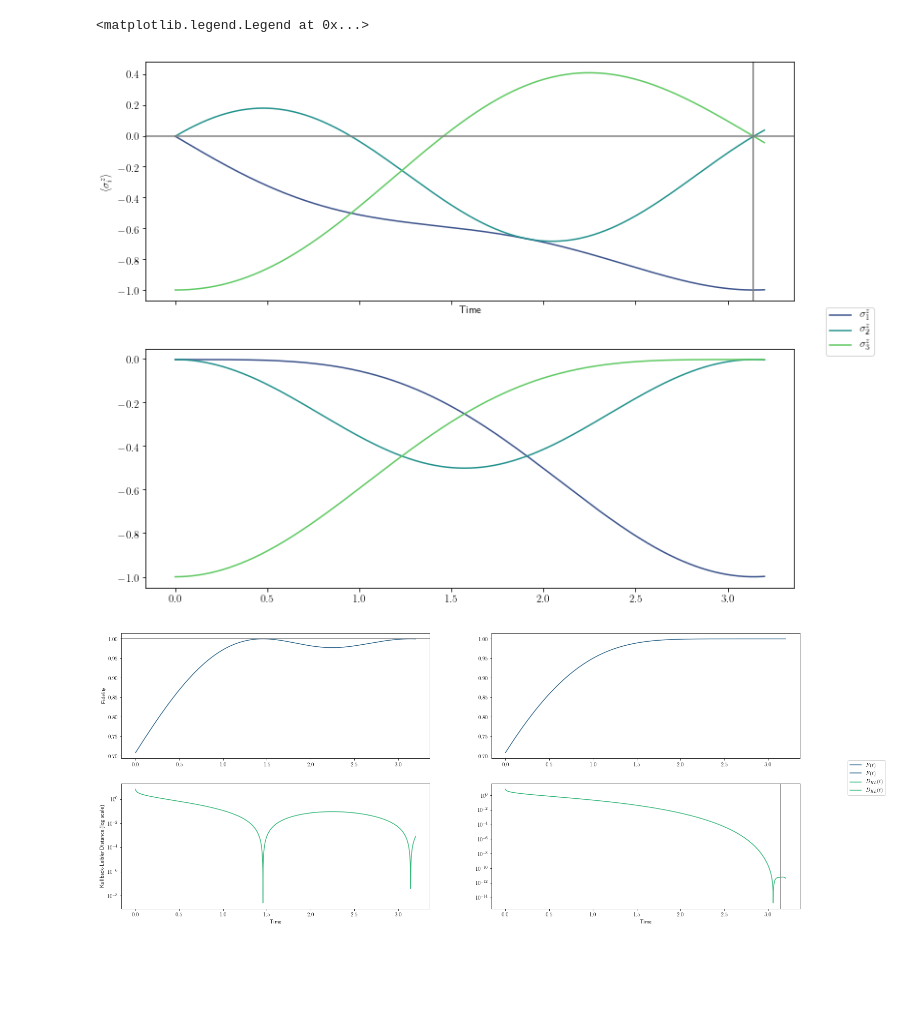
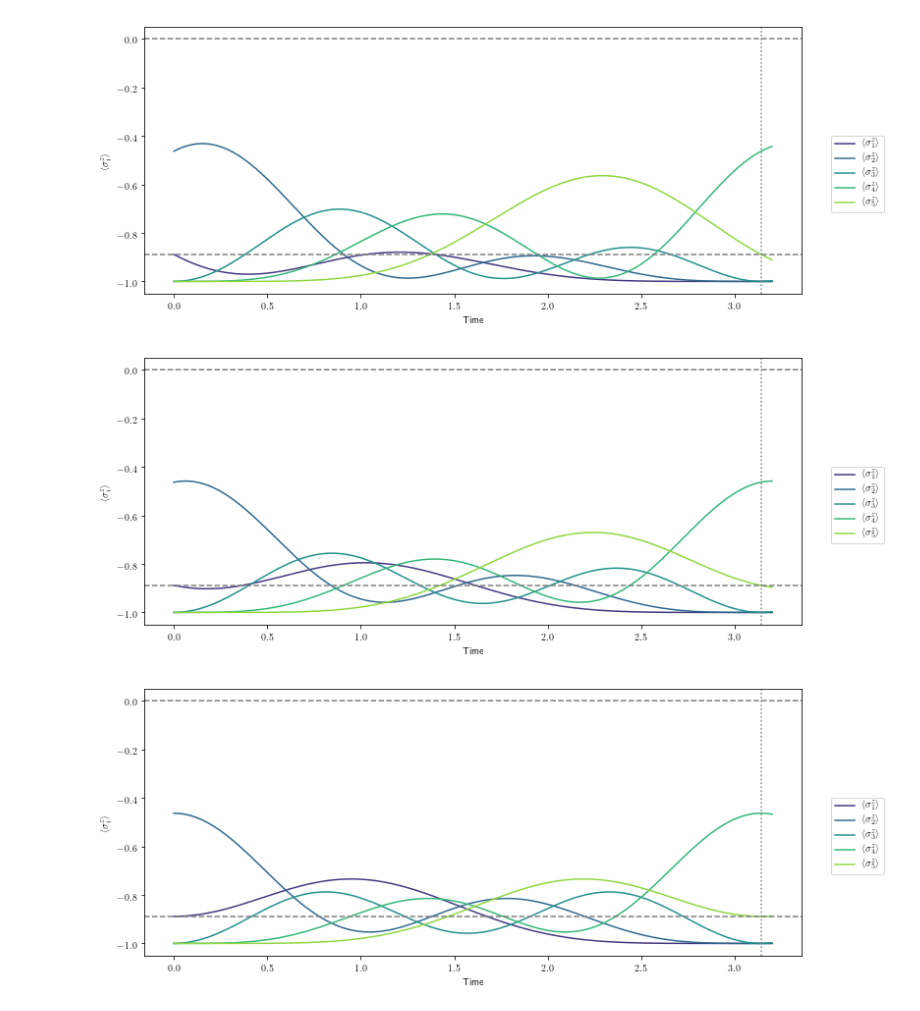
Before and after one commit to eddie0809/BachelorRepository, a Jupyter notebook: main_notebook.ipynb, the cells around one changed output. Cells and saved outputs as stored; diff of their text form; code cells hidden in the pictures; blank space fills up the shorter version.

```diff
--- a/main_notebook.ipynb
+++ b/main_notebook.ipynb
@@ -124,9 +91,12 @@ def integrate(N, psi0, tlist, solver, interaction):
 ## define constants
 #
 cm = 1/2.54
-N=2
-betaOne = 1/300
-betaTwo = 1/300
+N=4
+betas = np.insert(np.logspace(-.3,ln(2)/ln(10), 4, endpoint=False), 0, 1/300)
+betaOne = betas[-1]
+betaTwo = betas[1]
+beta = 1
+hbar = ln(2)**2
 
 #alpha = 1.j * .25 * 1/(np.cosh(beta))**2
 #astar = -alpha
@@ -184,24 +152,31 @@ Qobj data =
 # %%
 ## veryfirstplotsxdd
 #
-sz = integrate(N, rhoSystem, t, "me", "perf")
-sz0 = integrate(N, rhoSystem_zero, t, "me", "perf")
+i = -1
+#hmm = [2007, 2008]
+pos=1
+cm=1
+for corr_system in corr_systems:
+    pos=pos+11
 
-fig, (ax, ay) = plt.subplots(2, 1,sharex=True, figsize=(12,10))
+    sz = integrate(N, corr_system, t, "me", "perf")
+
+    fig, ax = plt.subplots(figsize=(12*cm,5*cm))
+
+    for n in range(N+1):
+        ax.plot(t, sz[n], label=r"$\expval{\sigma^z_{%d}}$"%(n+1), lw=1.5, color=cmap((n+1)/(N+2)))
+    ax.axhline(0,color='grey', ls='--')
+    ax.axhline(sz[0][0], color='grey', ls='--')
+    ax.axvline(np.pi, color='grey', ls=':')
+    ax.set_xlabel(r'Time')
+    ax.set_ylabel(r'$\expval{\sigma^z_i}$')
 
 
-for n in range(N+1):
-    ax.plot(t, sz[n], label=r"$\sigma^z_{%d}$"%(n+1), color=cmap((n+1)/(N+2)))
-    ay.plot(t, sz0[n], color=cmap((n+1)/(N+2)))
-ax.set_xlabel(r'Time')
-ax.set_ylabel(r'$\expval{\sigma^z_i}$')
-ax.axvline(np.pi,color='grey')
-ax.axhline(0,color='grey')
-fig.legend(loc=7)
-#fig.tight_layout()
-#fig.subplots_adjust(right=0.8)
-#extent = ax.get_window_extent().transformed(fig.dpi_scale_trans.inverted())
-#fig.savefig("alltheplots/j_const/expval_z.pdf")#, bbox_inches=(extent.expanded(4*cm, 4*cm)))
+    fig.legend(loc=7)
+    #fig.tight_layout()
+    #fig.subplots_adjust(right=.78)
+    #plt.savefig("alltheplots/diff_beta/beta1>>beta2/"+str(pos)+"_expval_z.pdf")
 # %% [output]
-<matplotlib.legend.Legend at 0x...>
-[figure, old version]
+[figure, new version]
+[figure, added]
+[figure, added]
@@ -295,24 +182,0 @@ diff = [-Heatlim_perf_zero[dt] + Heatlim_perf[dt] for dt in range(len(t))]
-# %%
-fig, ((ax, ax0), (ax1, ax2)) = plt.subplots(2,2,figsize=(24,10))
-
-
-ax.plot(t, fid_perf, label=r"$F(t)$", color=cmap(1/3))
-ax0.plot(t, fid_perf_zero, label=r"$F(t)$", color=cmap(1/3))
-ax1.plot(t, dkl_perf, label=r"$D_{KL}(t)$", color=cmap(2/3))
-ax1.set_yscale('log')
-ax1.set_xlabel(r'Time')
-ax2.plot(t, dkl_perf_zero, label=r"$D_{KL}(t)$", color=cmap(2/3))
-ax2.set_yscale('log')
-ax2.set_xlabel(r'Time')
-ax.set_ylabel(r'Fidelity')
-ax1.set_ylabel(r'Kullback-Leibler Distance (log scale)')
-#ax.set_yscale('log')
-#ax.axvline(np.pi,color='grey')
-ax2.axvline(np.pi,color='grey')
-ax.axhline(1,color='grey')
-fig.legend(loc=7)
-#fig.tight_layout()
-fig.subplots_adjust(right=0.9)
-#plt.savefig("alltheplots/j_const/fidelity.pdf")
-# %% [output]
-[figure, removed]
```
Also changed, not shown: parts of 19 cells of this notebook, 25 other files.
